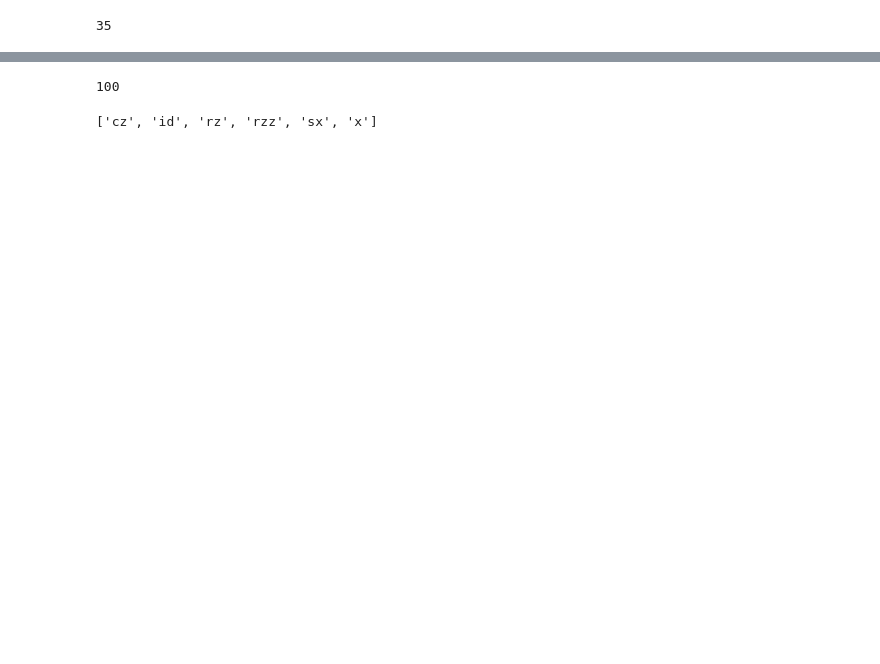
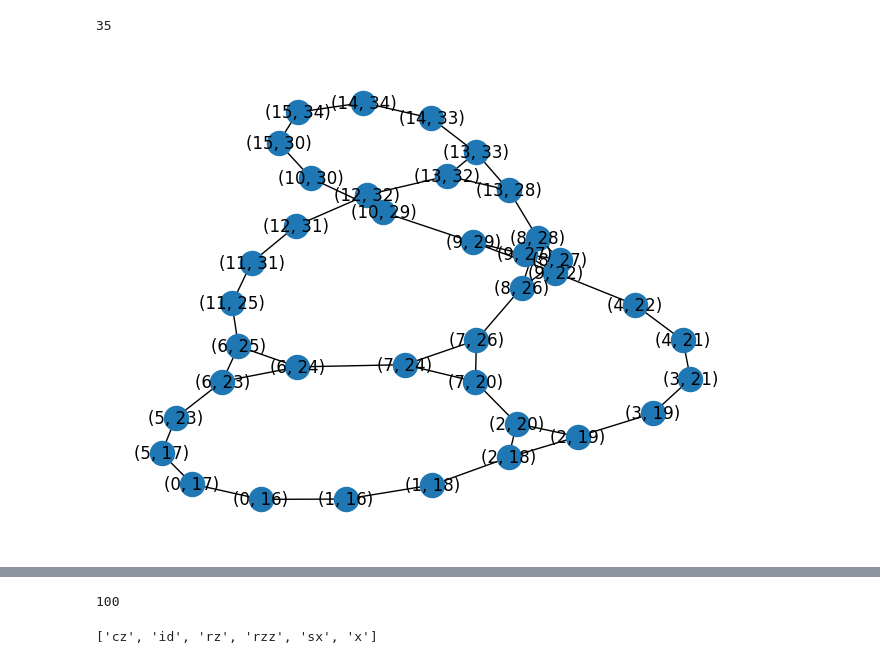
Before and after one commit to JoshCudby/quantum_pangenomics, a Jupyter notebook: qiskit_simulation/notebooks/test_hex_swap.ipynb, the cells around one changed output, grey strips where cells are left out. Saved outputs shown, nothing was run; the diff lists cells and outputs as text; code cells hidden in the pictures; blank space fills up the shorter version.

```diff
--- a/qiskit_simulation/notebooks/test_hex_swap.ipynb
+++ b/qiskit_simulation/notebooks/test_hex_swap.ipynb
@@ -26,3 +27,17 @@ num_physical_qubits = extended_swap_strat._num_vertices
 num_physical_qubits
 # %% [output]
 35
+# %%
+coupling_map_edge = list(extended_swap_strat._coupling_map)
+physical_qubits = list(extended_swap_strat._coupling_map.physical_qubits)
+dual_coupling_map = nx.Graph()
+
+for qubit in physical_qubits:
+    edges = [edge for edge in coupling_map_edge if edge[0]==qubit]
+    for edge1, edge2 in combinations(edges, 2):
+        dual_coupling_map.add_edge(tuple(sorted(edge1)), tuple(sorted(edge2)))
+# %%
+pos = nx.spring_layout(dual_coupling_map)
+nx.draw(dual_coupling_map, pos=pos, with_labels=True)
+# %% [output]
+[figure, added]
```
Also changed, not shown: parts of 24 cells of this notebook, 20 other files.
